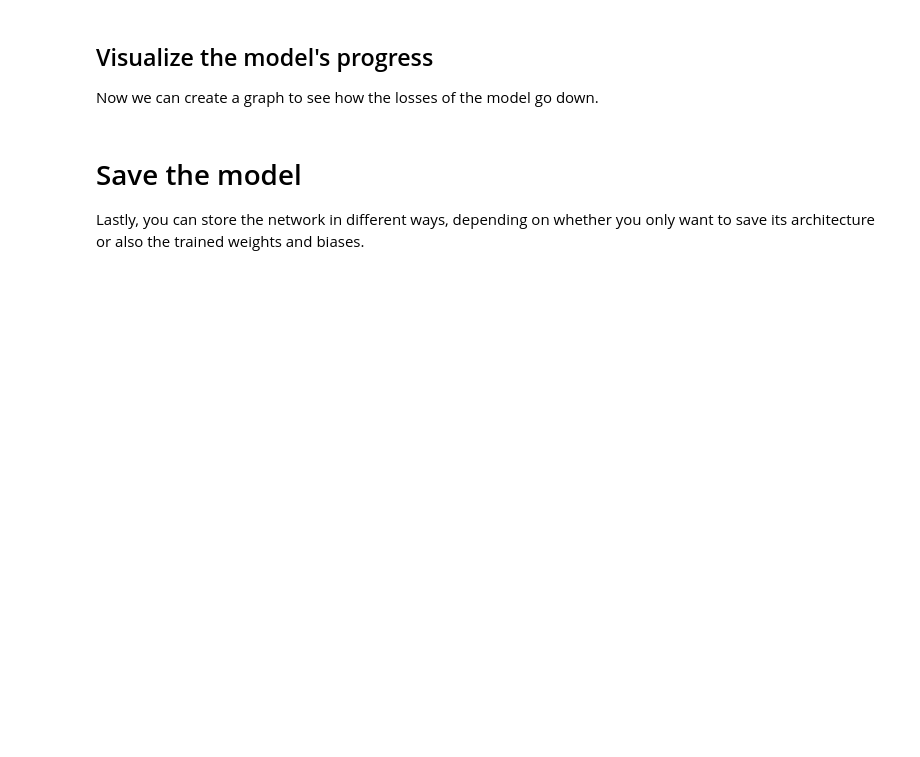
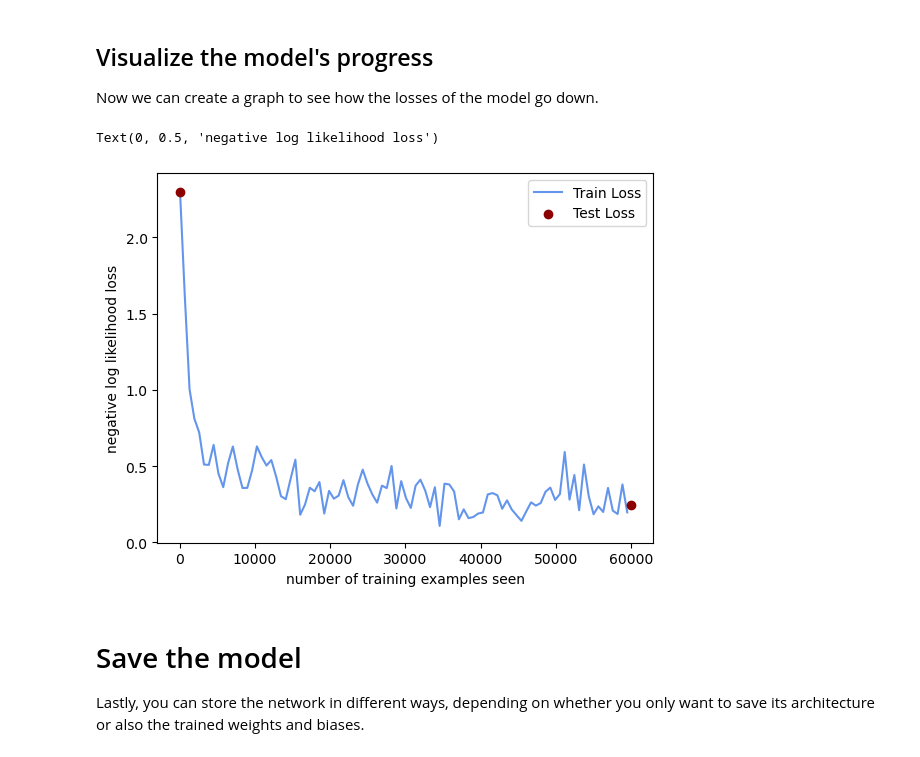
Before and after one commit to helenalecluyse/tutorialPyTorch, a Jupyter notebook: tutorial_notebook.ipynb, the cells around one changed output. Cells and saved outputs as stored; diff of their text form; code cells hidden in the pictures; blank space fills up the shorter version.

```diff
--- a/tutorial_notebook.ipynb
+++ b/tutorial_notebook.ipynb
@@ -344,13 +359,16 @@ Now we can create a graph to see how the losses of the model go down.
 # %%
 import matplotlib.pyplot as plt
 
 fig = plt.figure()
 plt.plot(train_counter, train_losses, color='cornflowerblue', linewidth=1.5)
 plt.scatter(test_counter, test_losses, zorder = 5, color='darkred')
 plt.legend(['Train Loss', 'Test Loss'], loc='upper right')
 plt.xlabel('number of training examples seen')
 plt.ylabel('negative log likelihood loss')
-fig
+#fig
+# %% [output]
+Text(0, 0.5, 'negative log likelihood loss')
+[figure, added]
 # %% [markdown]
 # Save the model
 
```
Also changed, not shown: parts of 6 cells of this notebook.
